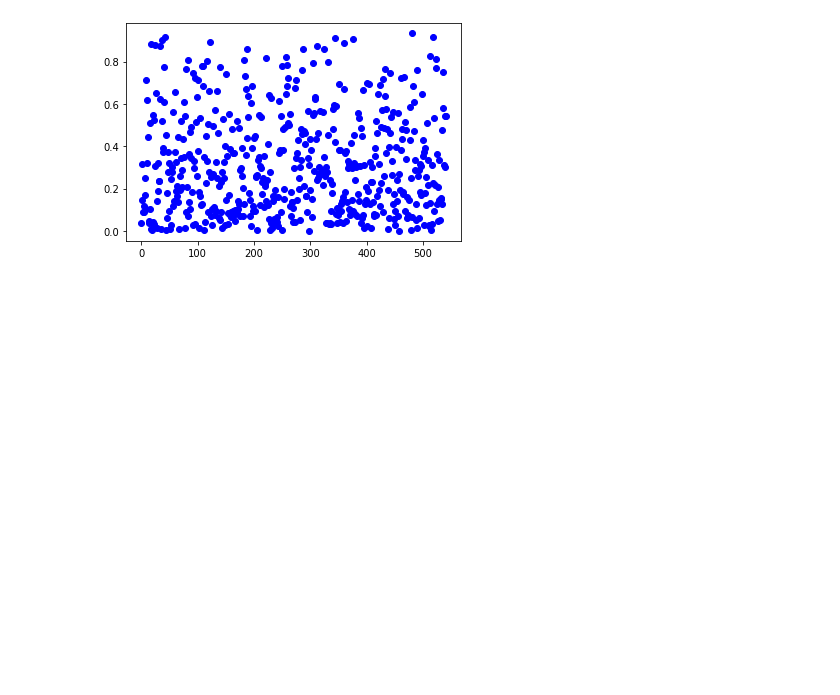
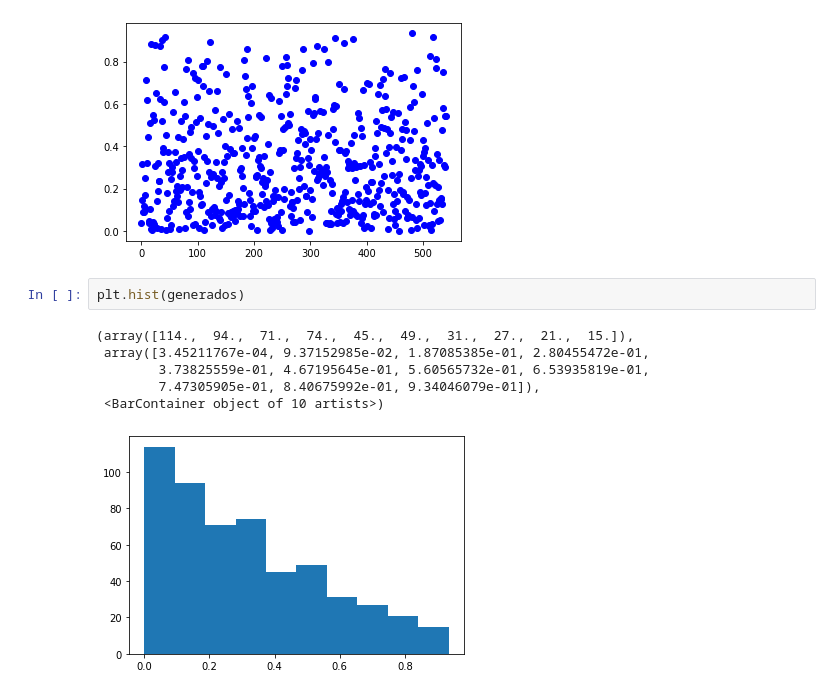
Before and after one commit to sebastianripari/75.26_simulacion, a Jupyter notebook: 1/14.ipynb, the cells around one changed output. Saved outputs shown, nothing was run; the diff lists cells and outputs as text; blank space fills up the shorter version.

```diff
--- a/1/14.ipynb
+++ b/1/14.ipynb
@@ -57,3 +57,12 @@ plt.scatter(range(len(generados)), generados, c ="blue")
 # %% [output]
 <matplotlib.collections.PathCollection at 0x...>
 [figure]
+# %%
+plt.hist(generados)
+# %% [output]
+(array([114.,  94.,  71.,  74.,  45.,  49.,  31.,  27.,  21.,  15.]),
+ array([3.45211767e-04, 9.37152985e-02, 1.87085385e-01, 2.80455472e-01,
+        3.73825559e-01, 4.67195645e-01, 5.60565732e-01, 6.53935819e-01,
+        7.47305905e-01, 8.40675992e-01, 9.34046079e-01]),
+ <BarContainer object of 10 artists>)
+[figure, added]
```
